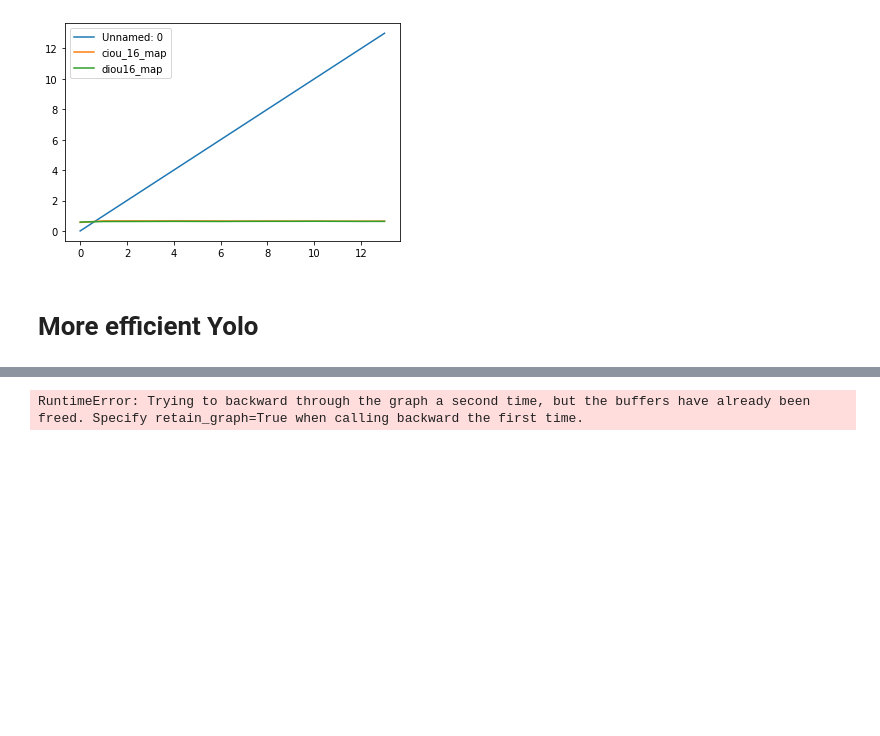
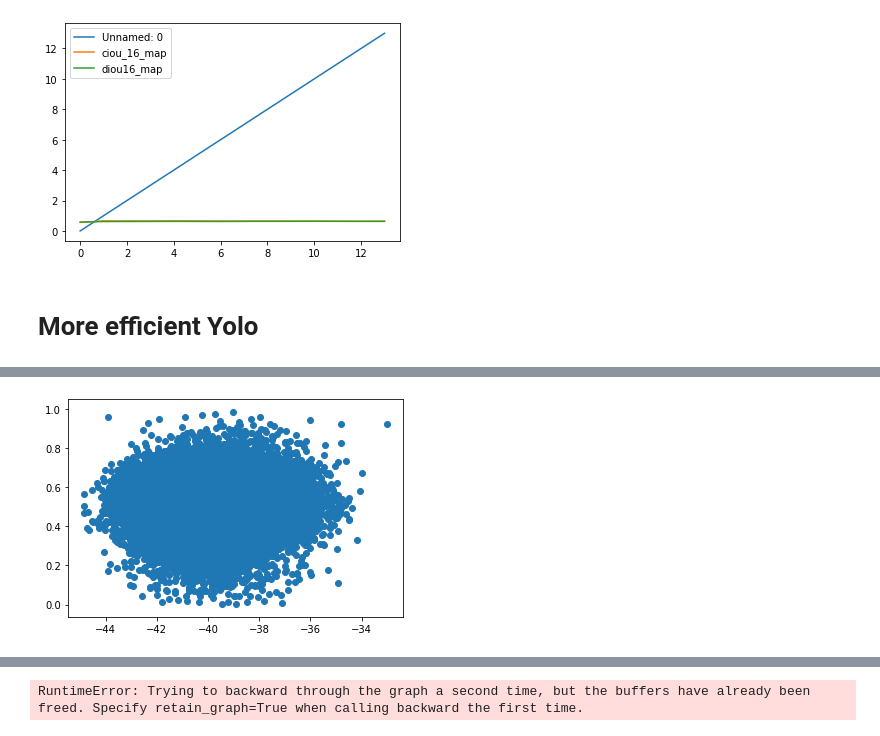
Before and after one commit to kostas1515/yolo_on_coco, a Jupyter notebook: coco.ipynb, the cells around one changed output, grey strips where cells are left out. Cells and saved outputs as stored; diff of their text form; code cells hidden in the pictures; blank space fills up the shorter version.

```diff
--- a/coco.ipynb
+++ b/coco.ipynb
@@ -1410,0 +1445,6 @@ tensor([0.4599, 0.5238, 0.2997, 0.2872], device='cuda:0')
+# %%
+import matplotlib.pyplot as plt
+plt.scatter(out,noobj_score)
+plt.show()
+# %% [output]
+[figure, added]
```
Also changed, not shown: parts of 27 cells of this notebook, 7 other files.
